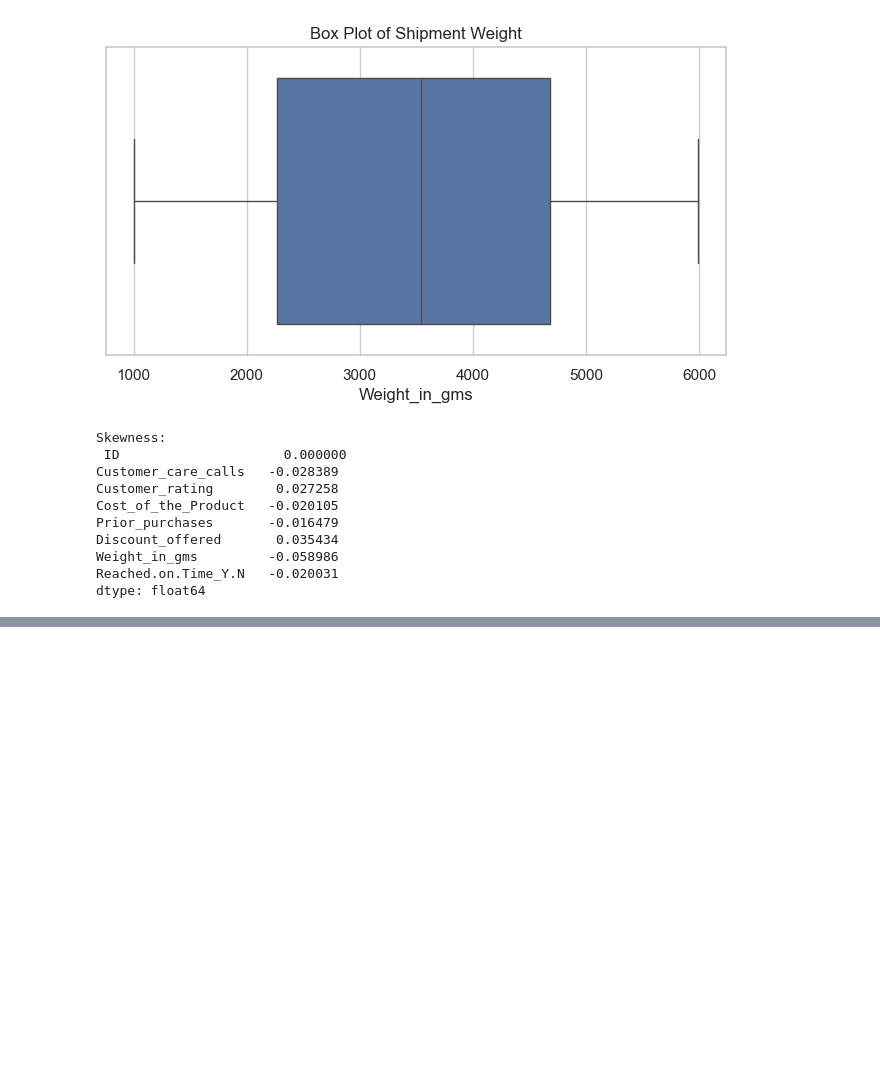
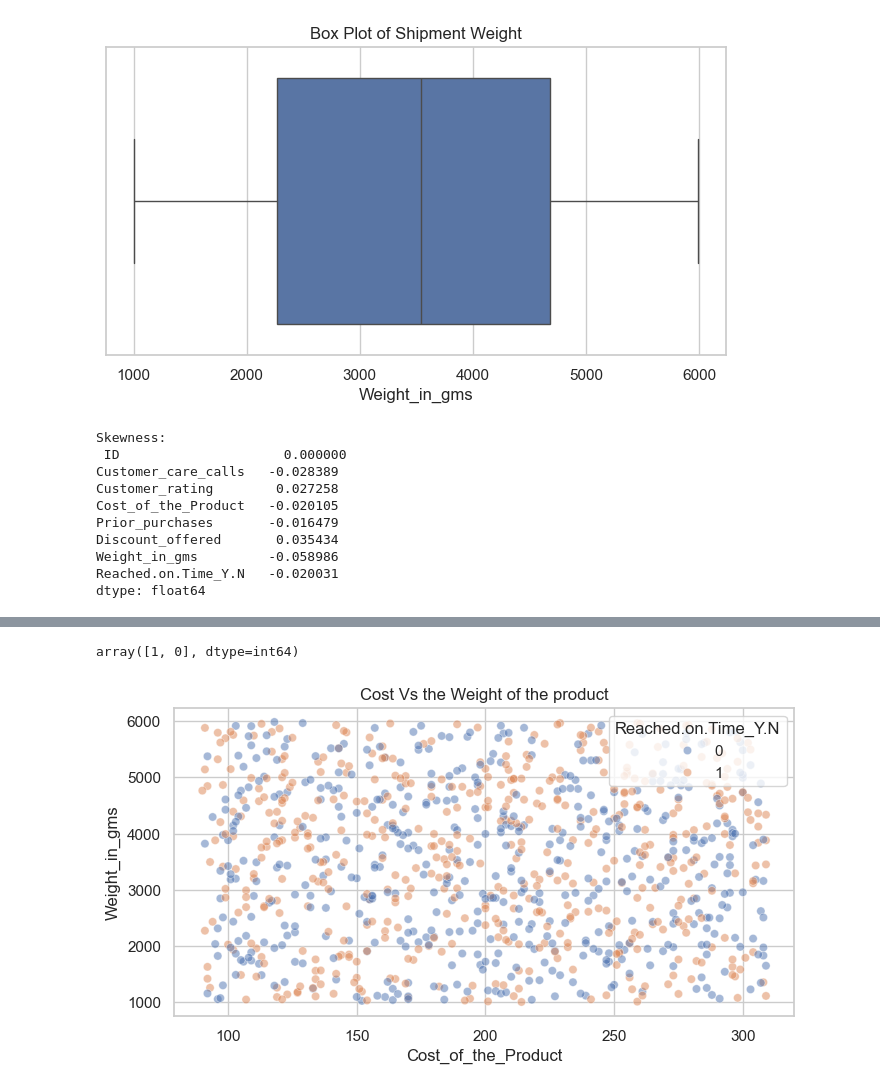
Before and after one commit to mailech/ShipmentSure-Predicting-On-Time-Delivery-Using-Supplier-Data, a Jupyter notebook: EDA.ipynb, the cells around one changed output, grey strips where cells are left out. Saved outputs shown, nothing was run; the diff lists cells and outputs as text; code cells hidden in the pictures; blank space fills up the shorter version.

```diff
--- a/EDA.ipynb
+++ b/EDA.ipynb
@@ -215,0 +231,15 @@ dtype: float64
+# %%
+df['Cost_of_the_Product'].value_counts()
+df['Weight_in_gms'].value_counts()
+df['Weight_in_gms'].iloc[0:20]
+df['Reached.on.Time_Y.N'].unique()
+# %% [output]
+array([1, 0], dtype=int64)
+# %%
+#Scatter Plot
+plt.figure(figsize=(8,4))
+sns.scatterplot(x='Cost_of_the_Product',y='Weight_in_gms', hue='Reached.on.Time_Y.N',data=df,alpha = 0.5)
+plt.title("Cost Vs the Weight of the product")
+plt.show()
+# %% [output]
+[figure, added]
```
Also changed, not shown: parts of 7 cells of this notebook.
